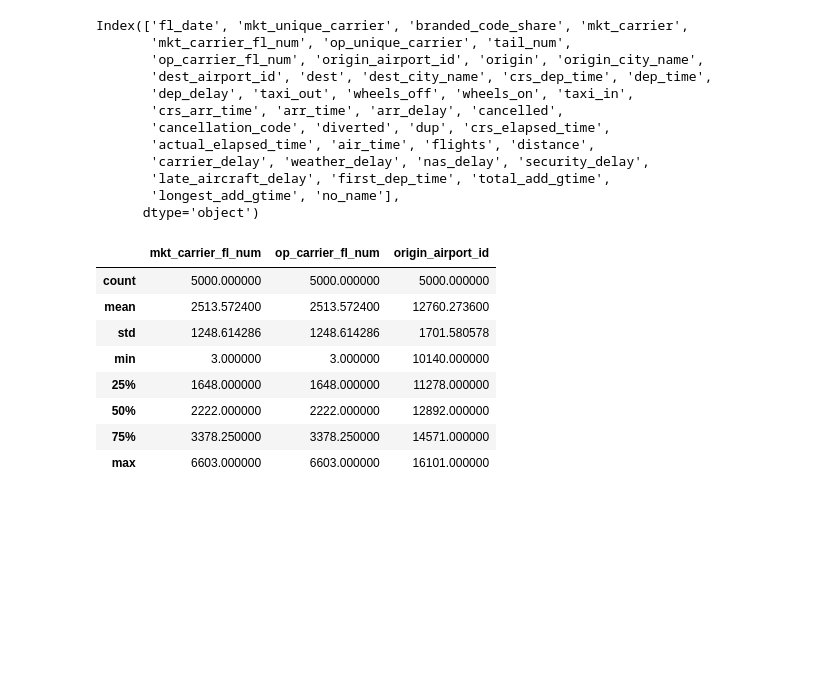
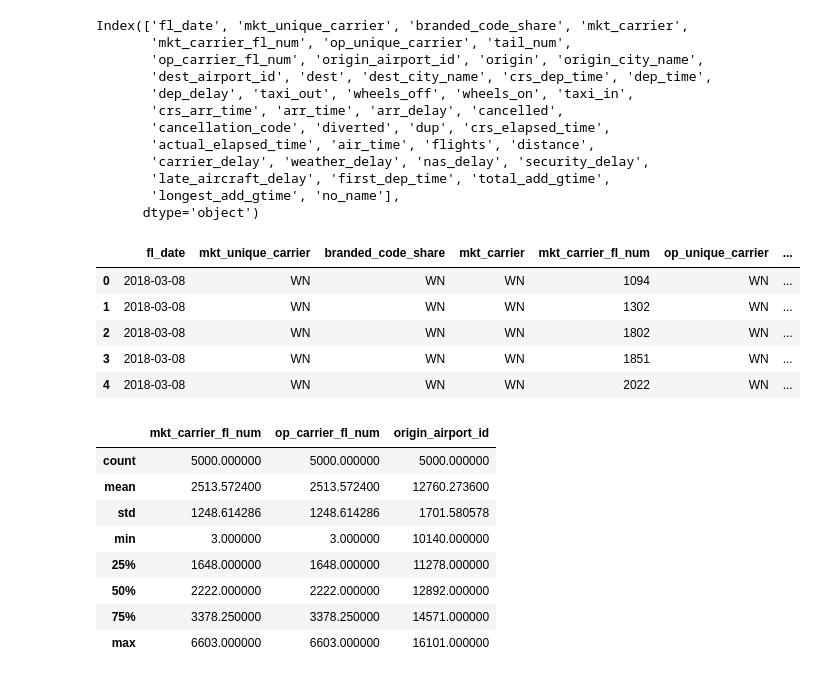
Before and after one commit to BRCanada/Flight-Delay-Prediction, a Jupyter notebook: Data_Prep_Notebook.ipynb, the cells around one changed output. Cells and saved outputs as stored; diff of their text form; code cells hidden in the pictures; blank space fills up the shorter version.

```diff
--- a/Data_Prep_Notebook.ipynb
+++ b/Data_Prep_Notebook.ipynb
@@ -18,11 +18,20 @@ Index(['fl_date', 'mkt_unique_carrier', 'branded_code_share', 'mkt_carrier',
        'longest_add_gtime', 'no_name'],
       dtype='object')
 # %%
-df1 = data.iloc[:,:11]
+df1 = data.iloc[:,0:11]
 # %%
 df2 = data.iloc[:,11:21]
 # %%
 df3 = data.iloc[:,21:]
+# %%
+df1.head()
+# %% [output]
+|  | fl_date | mkt_unique_carrier | branded_code_share | mkt_carrier | mkt_carrier_fl_num | op_unique_carrier | ... |
+| 0 | 2018-03-08 | WN | WN | WN | 1094 | WN | ... |
+| 1 | 2018-03-08 | WN | WN | WN | 1302 | WN | ... |
+| 2 | 2018-03-08 | WN | WN | WN | 1802 | WN | ... |
+| 3 | 2018-03-08 | WN | WN | WN | 1851 | WN | ... |
+| 4 | 2018-03-08 | WN | WN | WN | 2022 | WN | ... |
 # %%
 df1.describe()
 # %% [output]
```
Also changed, not shown: parts of 5 cells of this notebook.
